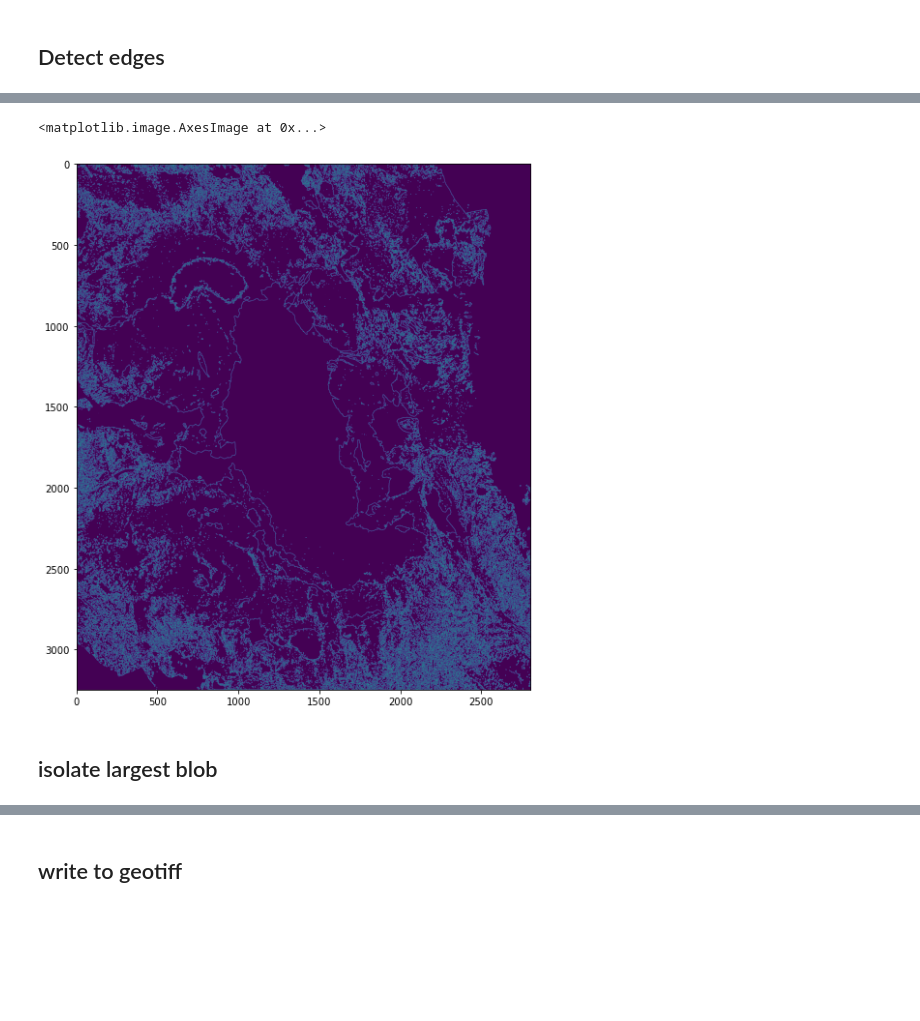
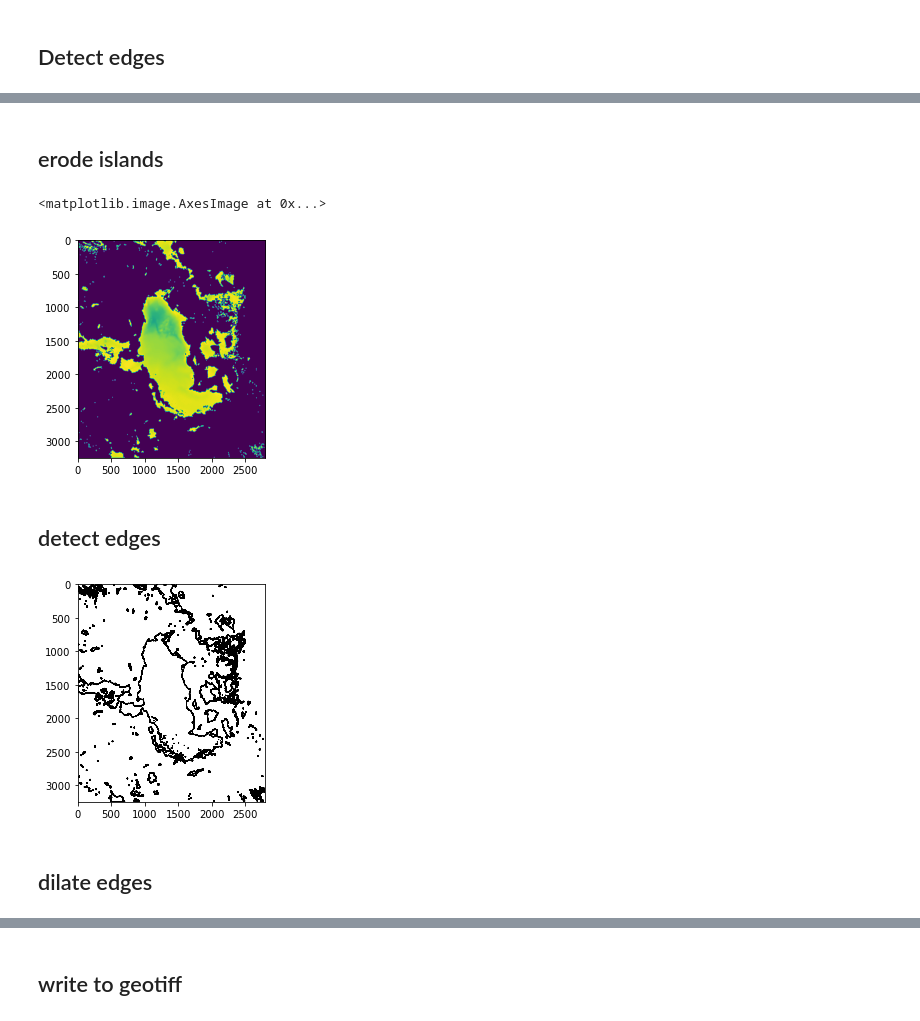
Before and after one commit to friedrichknuth/glacierpoly, a Jupyter notebook: notebooks/edge_detection_glacier_delineation.ipynb, the cells around one changed output, grey strips where cells are left out. Saved outputs shown, nothing was run; the diff lists cells and outputs as text; code cells hidden in the pictures; blank space fills up the shorter version.

```diff
--- a/notebooks/edge_detection_glacier_delineation.ipynb
+++ b/notebooks/edge_detection_glacier_delineation.ipynb
@@ -70,8 +88,0 @@ plt.imshow(array)
-# %%
-fig,ax = plt.subplots(figsize=(10,10))
-ax.imshow(canny)
-# %% [output]
-<matplotlib.image.AxesImage at 0x...>
-[figure, removed]
-# %% [markdown]
-## isolate largest blob
@@ -95,0 +89,2 @@ multi_dilated = multi_dil(canny, 4)
+# %% [markdown]
+## erode islands
@@ -95,0 +94,7 @@ multi_dilated = multi_dil(canny, 4)
+# %%
+plt.imshow(array)
+# %% [output]
+<matplotlib.image.AxesImage at 0x...>
+[figure, added]
+# %% [markdown]
+## detect edges
@@ -95,0 +103,6 @@ multi_dilated = multi_dil(canny, 4)
+# %%
+plt.imshow(canny,cmap='Greys',vmax=1);
+# %% [output]
+[figure, added]
+# %% [markdown]
+## dilate edges
```
Also changed, not shown: parts of 41 cells of this notebook.
